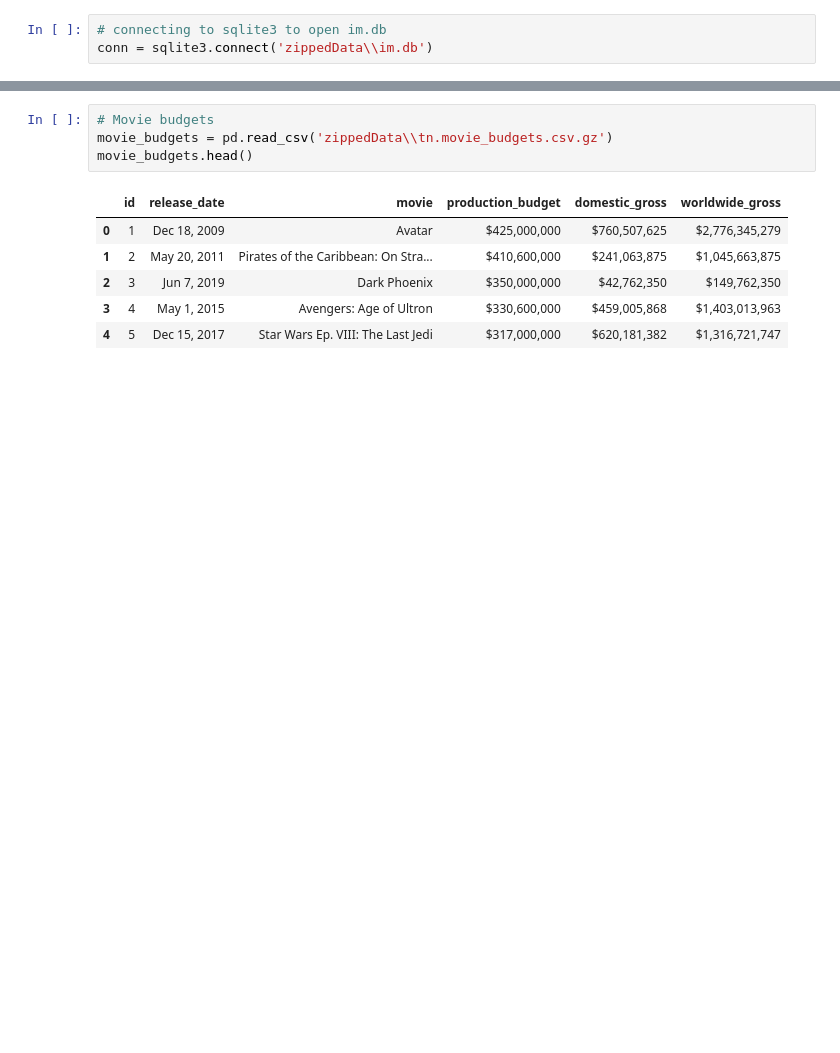
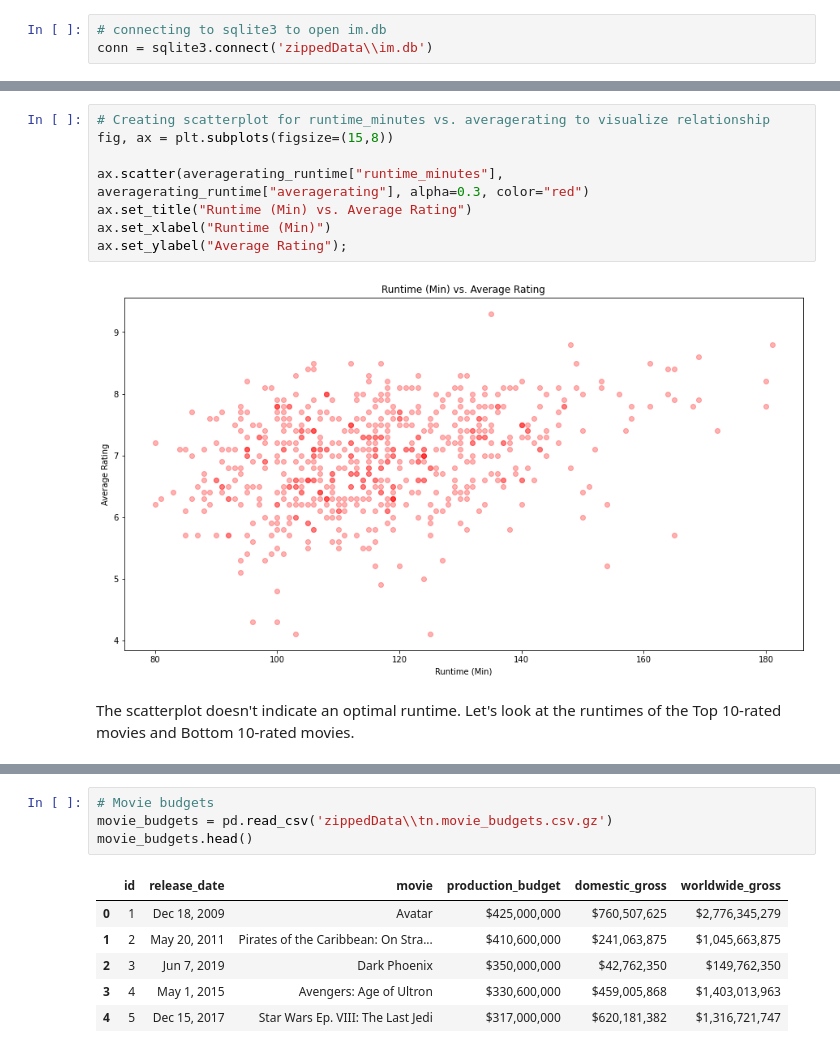
Before and after one commit to jbenedito99/dsc-phase-1-project-v2-4, a Jupyter notebook: student.ipynb, the cells around one changed output, grey strips where cells are left out. Drawn from its saved outputs; the diff is of its cells as text; blank space fills up the shorter version.

```diff
--- a/student.ipynb
+++ b/student.ipynb
@@ -102 +265,13 @@ memory usage: 1.7+ MB
+# %%
+# Creating scatterplot for runtime_minutes vs. averagerating to visualize relationship
+fig, ax = plt.subplots(figsize=(15,8))
+
+ax.scatter(averagerating_runtime["runtime_minutes"], averagerating_runtime["averagerating"], alpha=0.3, color="red")
+ax.set_title("Runtime (Min) vs. Average Rating")
+ax.set_xlabel("Runtime (Min)")
+ax.set_ylabel("Average Rating");
+# %% [output]
+[figure, added]
+# %% [markdown]
+The scatterplot doesn't indicate an optimal runtime. Let's look at the runtimes of the Top 10-rated movies and Bottom 10-rated movies.
 # %%
```
Also changed, not shown: parts of 33 cells of this notebook.
